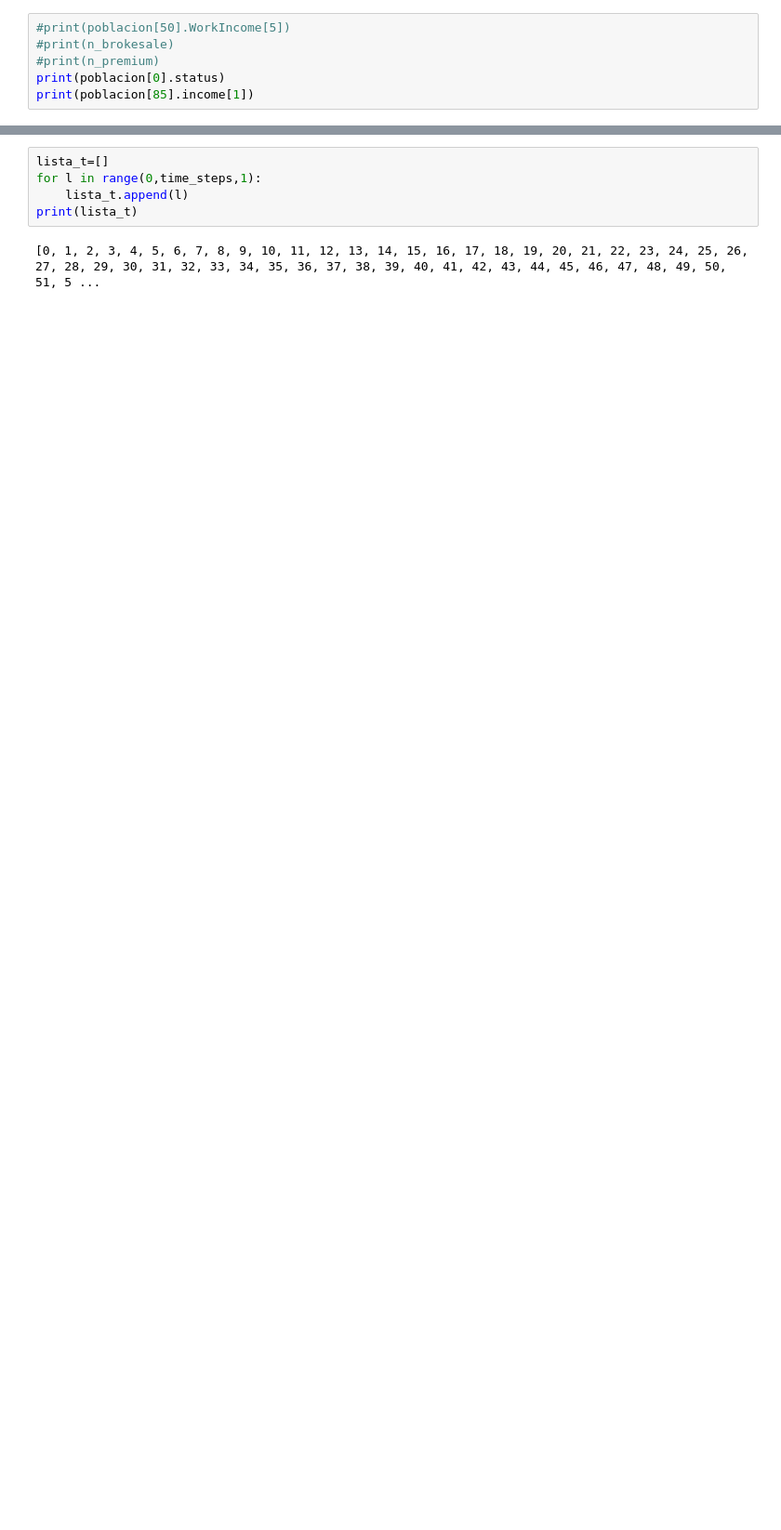
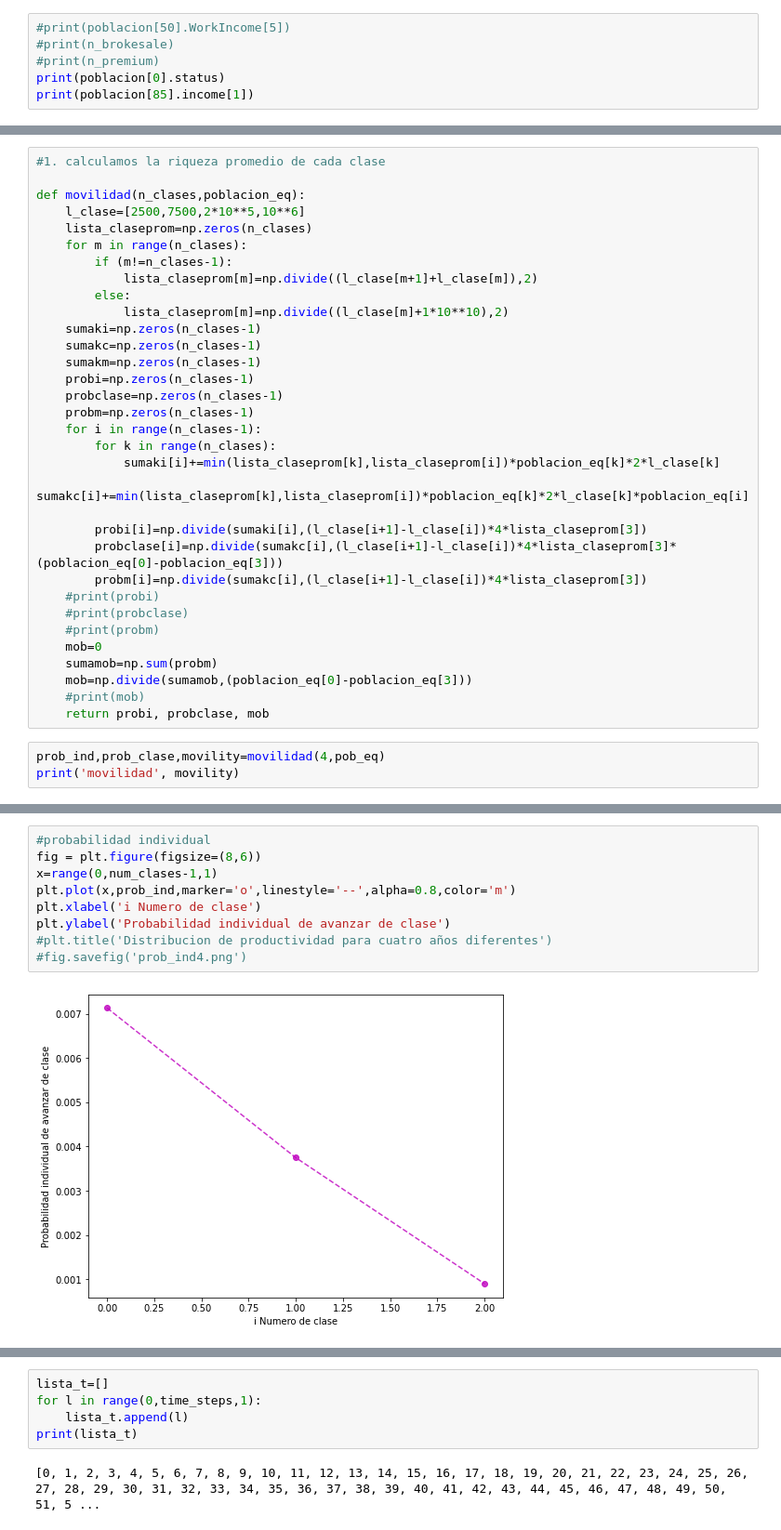
Before and after one commit to aybautistas/Econofisica, a Jupyter notebook: Proyecto.ipynb, the cells around one changed output, grey strips where cells are left out. Shown: that part at 93% size. Saved outputs shown, nothing was run; the diff lists cells and outputs as text; blank space fills up the shorter version.

```diff
--- a/Proyecto.ipynb
+++ b/Proyecto.ipynb
@@ -645,0 +624,36 @@ movilidad(4,pob_eq)
+# %%
+#1. calculamos la riqueza promedio de cada clase
+
+def movilidad(n_clases,poblacion_eq):
+    l_clase=[2500,7500,2*10**5,10**6]
+    lista_claseprom=np.zeros(n_clases)
+    for m in range(n_clases):
+        if (m!=n_clases-1):
+            lista_claseprom[m]=np.divide((l_clase[m+1]+l_clase[m]),2)
+        else:
+            lista_claseprom[m]=np.divide((l_clase[m]+1*10**10),2)
+    sumaki=np.zeros(n_clases-1)
+    sumakc=np.zeros(n_clases-1)
+    sumakm=np.zeros(n_clases-1)
+    probi=np.zeros(n_clases-1)
+    probclase=np.zeros(n_clases-1)
+    probm=np.zeros(n_clases-1)
+    for i in range(n_clases-1):
+        for k in range(n_clases):
+            sumaki[i]+=min(lista_claseprom[k],lista_claseprom[i])*poblacion_eq[k]*2*l_clase[k]
+            sumakc[i]+=min(lista_claseprom[k],lista_claseprom[i])*poblacion_eq[k]*2*l_clase[k]*poblacion_eq[i]
+
+        probi[i]=np.divide(sumaki[i],(l_clase[i+1]-l_clase[i])*4*lista_claseprom[3])
+        probclase[i]=np.divide(sumakc[i],(l_clase[i+1]-l_clase[i])*4*lista_claseprom[3]*(poblacion_eq[0]-poblacion_eq[3]))
+        probm[i]=np.divide(sumakc[i],(l_clase[i+1]-l_clase[i])*4*lista_claseprom[3])
+    #print(probi)
+    #print(probclase)
+    #print(probm)
+    mob=0
+    sumamob=np.sum(probm)
+    mob=np.divide(sumamob,(poblacion_eq[0]-poblacion_eq[3]))
+    #print(mob)
+    return probi, probclase, mob
+# %%
+prob_ind,prob_clase,movility=movilidad(4,pob_eq)
+print('movilidad', movility)
@@ -645,0 +662,11 @@ movilidad(4,pob_eq)
+# %%
+#probabilidad individual
+fig = plt.figure(figsize=(8,6))
+x=range(0,num_clases-1,1)
+plt.plot(x,prob_ind,marker='o',linestyle='--',alpha=0.8,color='m')
+plt.xlabel('i Numero de clase')
+plt.ylabel('Probabilidad individual de avanzar de clase')
+#plt.title('Distribucion de productividad para cuatro años diferentes')
+#fig.savefig('prob_ind4.png')
+# %% [output]
+[figure, added]
```
Also changed, not shown: parts of 31 cells of this notebook.
